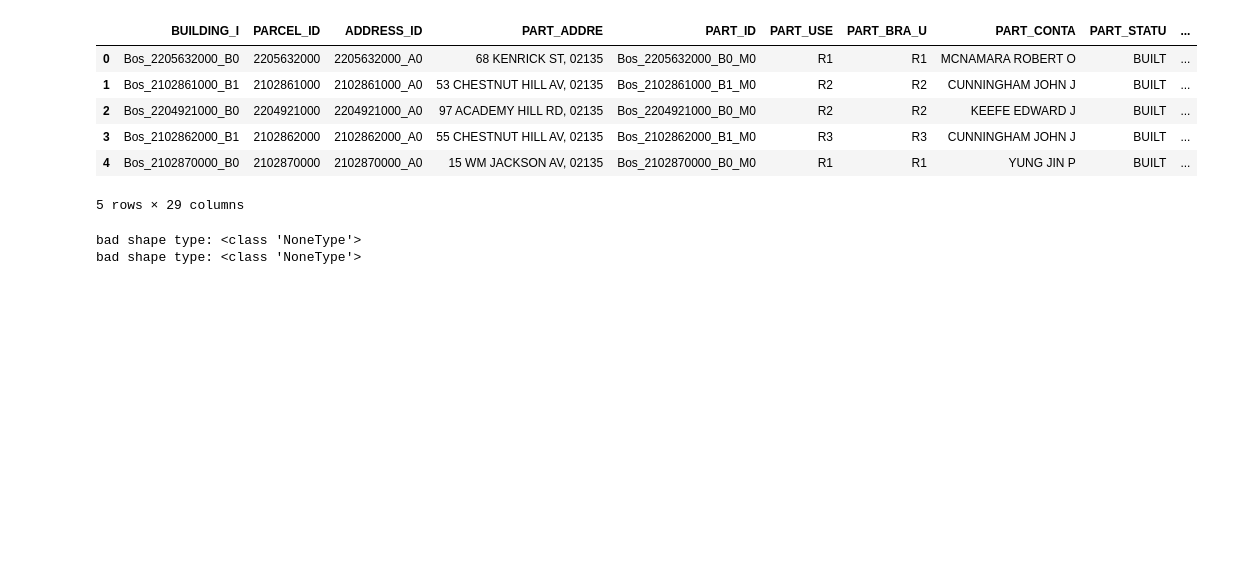
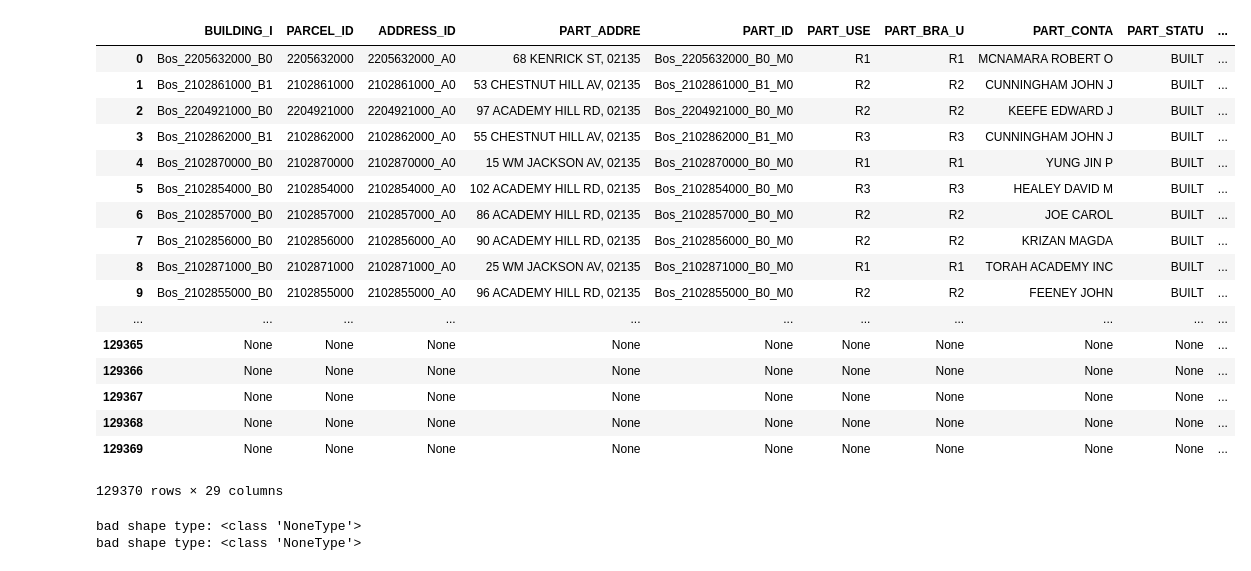
Before and after one commit to ctogle/archigan, a Jupyter notebook: repartition_pix2pix_dataset2.ipynb, the cells around one changed output. Cells and saved outputs as stored; diff of their text form; code cells hidden in the pictures; blank space fills up the shorter version.

```diff
--- a/repartition_pix2pix_dataset.ipynb
+++ b/repartition_pix2pix_dataset2.ipynb
@@ -29,13 +42,23 @@ def parse_CVC_FP_svg(path, classes):
 # %%
-df = gpd.read_file('boston_buildings/boston_buildings.shp')
+df = gpd.read_file('datasets/boston_buildings/2016/boston_buildings.shp')
+df.head()
+# %% [output]
+|  | BUILDING_I | PARCEL_ID | ADDRESS_ID | PART_ADDRE | PART_ID | PART_USE | PART_BRA_U | PART_CONTA | PART_STATU | ... |
+| 0 | Bos_2205632000_B0 | 2205632000 | 2205632000_A0 | 68 KENRICK ST, 02135 | Bos_2205632000_B0_M0 | R1 | R1 | MCNAMARA ROBERT O | BUILT | ... |
+| 1 | Bos_2102861000_B1 | 2102861000 | 2102861000_A0 | 53 CHESTNUT HILL AV, 02135 | Bos_2102861000_B1_M0 | R2 | R2 | CUNNINGHAM JOHN J | BUILT | ... |
+| 2 | Bos_2204921000_B0 | 2204921000 | 2204921000_A0 | 97 ACADEMY HILL RD, 02135 | Bos_2204921000_B0_M0 | R2 | R2 | KEEFE EDWARD J | BUILT | ... |
+| 3 | Bos_2102862000_B1 | 2102862000 | 2102862000_A0 | 55 CHESTNUT HILL AV, 02135 | Bos_2102862000_B1_M0 | R3 | R3 | CUNNINGHAM JOHN J | BUILT | ... |
+| 4 | Bos_2102870000_B0 | 2102870000 | 2102870000_A0 | 15 WM JACKSON AV, 02135 | Bos_2102870000_B0_M0 | R1 | R1 | YUNG JIN P | BUILT | ... |
+| 5 | Bos_2102854000_B0 | 2102854000 | 2102854000_A0 | 102 ACADEMY HILL RD, 02135 | Bos_2102854000_B0_M0 | R3 | R3 | HEALEY DAVID M | BUILT | ... |
+| 6 | Bos_2102857000_B0 | 2102857000 | 2102857000_A0 | 86 ACADEMY HILL RD, 02135 | Bos_2102857000_B0_M0 | R2 | R2 | JOE CAROL | BUILT | ... |
+| 7 | Bos_2102856000_B0 | 2102856000 | 2102856000_A0 | 90 ACADEMY HILL RD, 02135 | Bos_2102856000_B0_M0 | R2 | R2 | KRIZAN MAGDA | BUILT | ... |
+| 8 | Bos_2102871000_B0 | 2102871000 | 2102871000_A0 | 25 WM JACKSON AV, 02135 | Bos_2102871000_B0_M0 | R1 | R1 | TORAH ACADEMY INC | BUILT | ... |
+| 9 | Bos_2102855000_B0 | 2102855000 | 2102855000_A0 | 96 ACADEMY HILL RD, 02135 | Bos_2102855000_B0_M0 | R2 | R2 | FEENEY JOHN | BUILT | ... |
+| ... | ... | ... | ... | ... | ... | ... | ... | ... | ... | ... |
+| 129365 | None | None | None | None | None | None | None | None | None | ... |
+| 129366 | None | None | None | None | None | None | None | None | None | ... |
+| 129367 | None | None | None | None | None | None | None | None | None | ... |
+| 129368 | None | None | None | None | None | None | None | None | None | ... |
+| 129369 | None | None | None | None | None | None | None | None | None | ... |
+129370 rows × 29 columns
-# %%
-df.head()
-# %% [output]
-|  | BUILDING_I | PARCEL_ID | ADDRESS_ID | PART_ADDRE | PART_ID | PART_USE | PART_BRA_U | PART_CONTA | PART_STATU | ... |
-| 0 | Bos_2205632000_B0 | 2205632000 | 2205632000_A0 | 68 KENRICK ST, 02135 | Bos_2205632000_B0_M0 | R1 | R1 | MCNAMARA ROBERT O | BUILT | ... |
-| 1 | Bos_2102861000_B1 | 2102861000 | 2102861000_A0 | 53 CHESTNUT HILL AV, 02135 | Bos_2102861000_B1_M0 | R2 | R2 | CUNNINGHAM JOHN J | BUILT | ... |
-| 2 | Bos_2204921000_B0 | 2204921000 | 2204921000_A0 | 97 ACADEMY HILL RD, 02135 | Bos_2204921000_B0_M0 | R2 | R2 | KEEFE EDWARD J | BUILT | ... |
-| 3 | Bos_2102862000_B1 | 2102862000 | 2102862000_A0 | 55 CHESTNUT HILL AV, 02135 | Bos_2102862000_B1_M0 | R3 | R3 | CUNNINGHAM JOHN J | BUILT | ... |
-| 4 | Bos_2102870000_B0 | 2102870000 | 2102870000_A0 | 15 WM JACKSON AV, 02135 | Bos_2102870000_B0_M0 | R1 | R1 | YUNG JIN P | BUILT | ... |
-5 rows × 29 columns
 # %%
```
Also changed, not shown: parts of 3 cells of this notebook, 1 other file.
